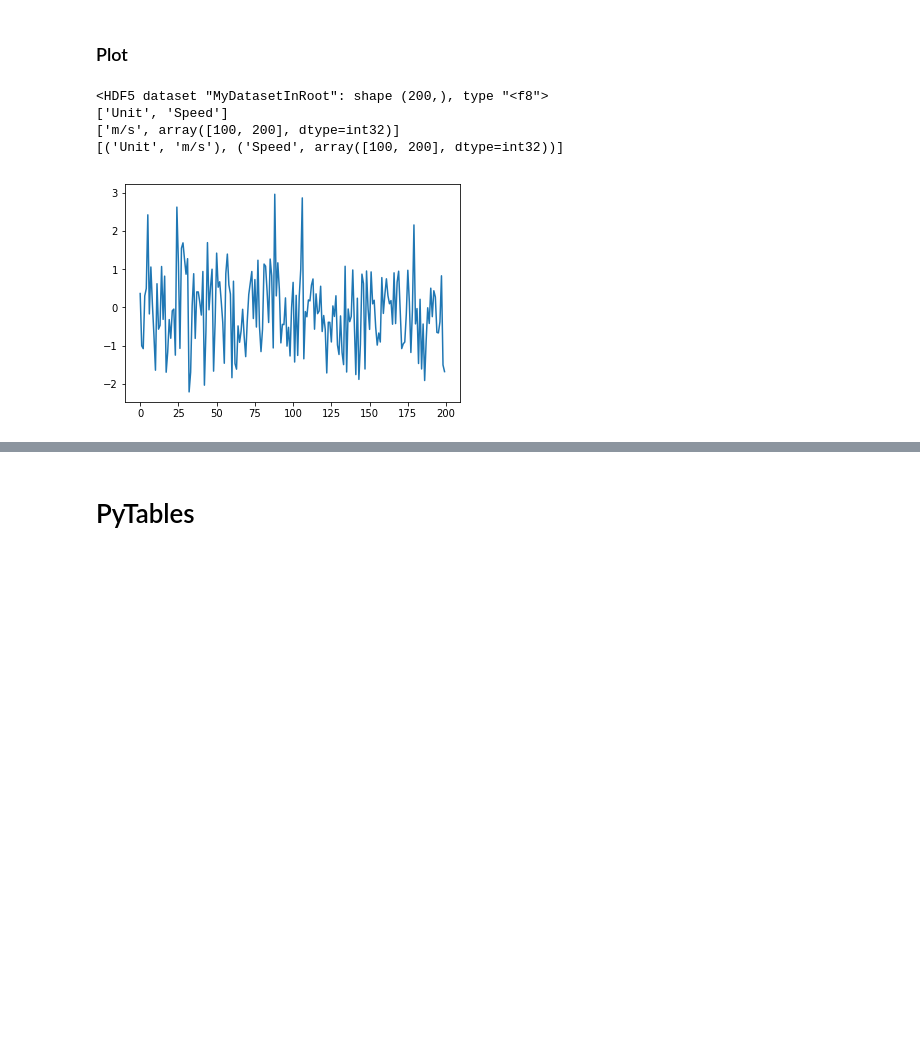
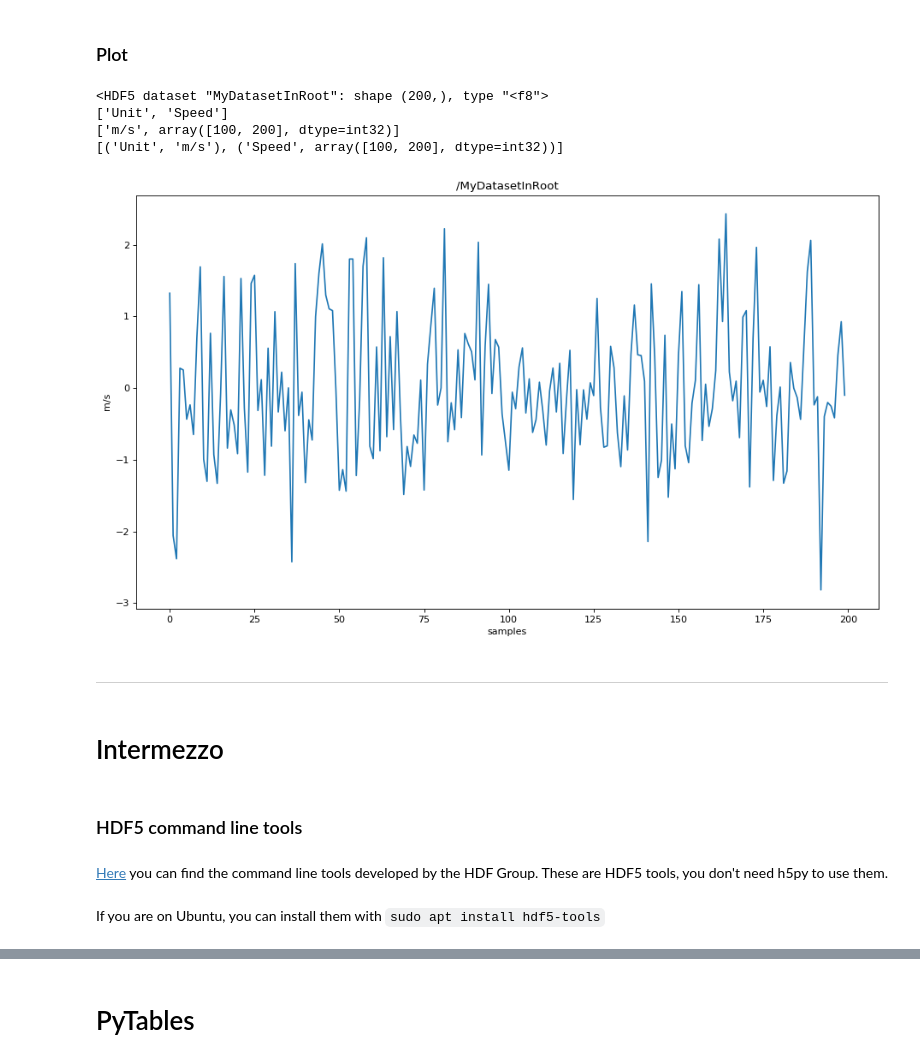
Before and after one commit to jackdbd/hdf5-pydata-munich, a Jupyter notebook: hdf5_in_python.ipynb, the cells around one changed output, grey strips where cells are left out. Drawn from its saved outputs; the diff is of its cells as text; code cells hidden in the pictures; blank space fills up the shorter version.

```diff
--- a/hdf5_in_python.ipynb
+++ b/hdf5_in_python.ipynb
@@ -20,3 +34,5 @@ print(data_dir)
 # %%
 arr = np.random.normal(loc=0, scale=1, size=200)
-matrix = np.random.random((100, 50))
+matrix = np.random.random((100, 50)).astype('float32')
+print('arr: {} - {}'.format(arr.shape, arr.dtype))
+print('matrix: {} - {}'.format(matrix.shape, matrix.dtype))
@@ -38,8 +63,10 @@ with h5py.File('h5py-context-manager0.h5', 'w') as hdf:
 # %%
-with h5py.File('h5py-context-manager1.h5', 'w') as hdf:
+file_path = os.path.join(data_dir, 'h5py-context-manager1.h5')
+
+with h5py.File(file_path, 'w') as f:
     # create the datasets first
-    ds0 = hdf.create_dataset('Dataset0', matrix.shape, matrix.dtype)
-    ds1 = hdf.create_dataset('Dataset1', matrix.shape, matrix.dtype)
+    ds0 = f.create_dataset('Dataset0', matrix.shape, matrix.dtype)
+    ds1 = f.create_dataset('Dataset1', matrix.shape, matrix.dtype)
     # fill them up later. There are 2 syntaxes.
     ds0[:] = matrix
     ds1[...] = matrix
@@ -103,0 +165,9 @@ Open the `.h5` file with [HDF View](https://support.hdfgroup.org/products/java/h
+# %%
+def print_name(name):
+    print(name)
+
+file_path = os.path.join(data_dir, 'h5py-groups-datasets-attributes.h5')
+
+with h5py.File(file_path, 'r') as f:
+    # the callable to supply to visit has <member name>
+    f.visit(print_name)
@@ -103,0 +200,12 @@ Open the `.h5` file with [HDF View](https://support.hdfgroup.org/products/java/h
+# %%
+def print_name_and_type(name, obj):
+    class_name = obj.__class__.__name__
+    print('{} is a {}'.format(name, class_name))
+    attributes =list(obj.attrs.items())
+    print('{} has these attributes: {}\n'.format(name, attributes))
+
+file_path = os.path.join(data_dir, 'h5py-groups-datasets-attributes.h5')
+
+with h5py.File(file_path, 'r') as f:
+    # the callable to supply to visititems has <member name>, <object>
+    f.visititems(print_name_and_type)
@@ -104,17 +227,32 @@ Open the `.h5` file with [HDF View](https://support.hdfgroup.org/products/java/h
 # %% [markdown]
 ### Plot
 # %%
-with h5py.File('h5py-groups-datasets-attributes.h5', 'r') as hdf:
-    ds = hdf['MyDatasetInRoot']
+file_path = os.path.join(data_dir, 'h5py-groups-datasets-attributes.h5')
+
+with h5py.File(file_path, 'r') as f:
+    ds = f['MyDatasetInRoot']
     print(ds)
     print(list(ds.attrs.keys()))
     print(list(ds.attrs.values()))
     print(list(ds.attrs.items()))
-    plt.plot(ds[:])
+    fig = plt.figure(figsize=(14, 8), dpi= 80, facecolor='w', edgecolor='k')
+    ax = fig.add_subplot(1, 1, 1)
+    ax.set(title=ds.name, xlabel='samples', ylabel=ds.attrs['Unit'])
+    ax.plot(ds[:])
     # plt.plot(ds[...])
 # %% [output]
 <HDF5 dataset "MyDatasetInRoot": shape (200,), type "<f8">
 ['Unit', 'Speed']
 ['m/s', array([100, 200], dtype=int32)]
 [('Unit', 'm/s'), ('Speed', array([100, 200], dtype=int32))]
-[figure, old version]
+[figure, new version]
+# %% [markdown]
+---
+# %% [markdown]
+# Intermezzo
+# %% [markdown]
+### HDF5 command line tools
+# %% [markdown]
+[Here](https://support.hdfgroup.org/products/hdf5_tools/#h5dist) you can find the command line tools developed by the HDF Group. These are HDF5 tools, you don't need h5py to use them.
+# %% [markdown]
+If you are on Ubuntu, you can install them with `sudo apt install hdf5-tools`
```
Also changed, not shown: parts of 70 cells of this notebook.
